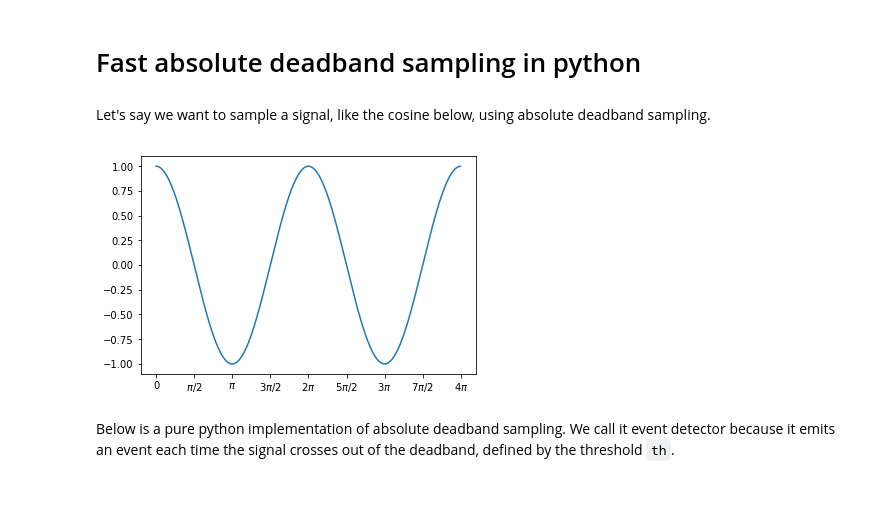
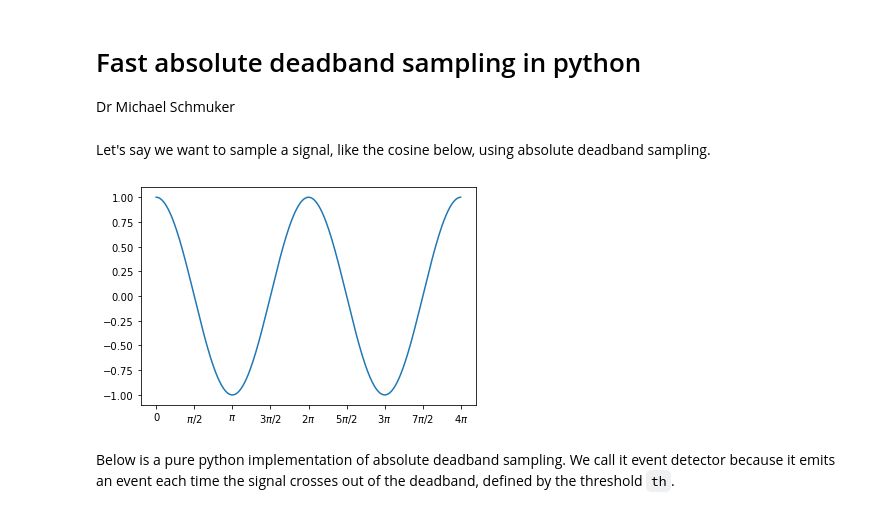
Before and after one commit to sesutton93/fast-abs-deadband-sampling, a Jupyter notebook: doc/Fast absolute deadband sampling.ipynb, the cells around one changed output. Drawn from its saved outputs; the diff is of its cells as text; code cells hidden in the pictures.

```diff
--- a/doc/Fast absolute deadband sampling.ipynb
+++ b/doc/Fast absolute deadband sampling.ipynb
@@ -1,5 +1,7 @@
 # %% [markdown]
 # Fast absolute deadband sampling in python
+
+Dr Michael Schmuker
 # %%
 import numpy as np
 import matplotlib.pyplot as plt
@@ -12,10 +16,10 @@ sig = np.cos(t)
 # %%
 ax = plt.gca()
 ax.plot(t,sig)
 ax.set_xticks(np.arange(0, 4*np.pi+.1, np.pi/2))
-tt = ax.set_xticklabels(["0", "$\pi/2$", "$\pi$", "$3\pi/2$", "$2\pi$","$5\pi/2$", "$3\pi$", "$7\pi/2$", "$4\pi$", ])
+tt = ax.set_xticklabels(["0", "$\pi/2$", "$\pi$", "$3\pi/2$", "$2\pi$","$5\pi/2$", "$3\pi$", "$7\pi/2$", "$4\pi$"])
 # %% [output]
-[figure, old version]
+[figure, new version]
 # %% [markdown]
 Below is a pure python implementation of absolute deadband sampling. We call it event detector because it emits an event each time the signal crosses out of the deadband, defined by the threshold `th`.
 # %% [markdown]
```
Also changed, not shown: parts of 25 cells of this notebook, 4 other files.
